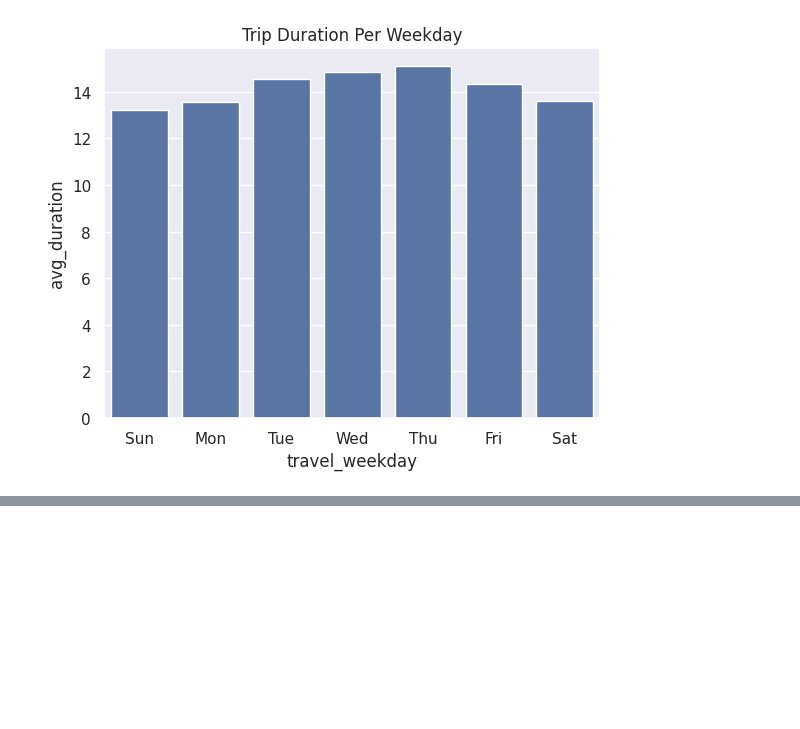
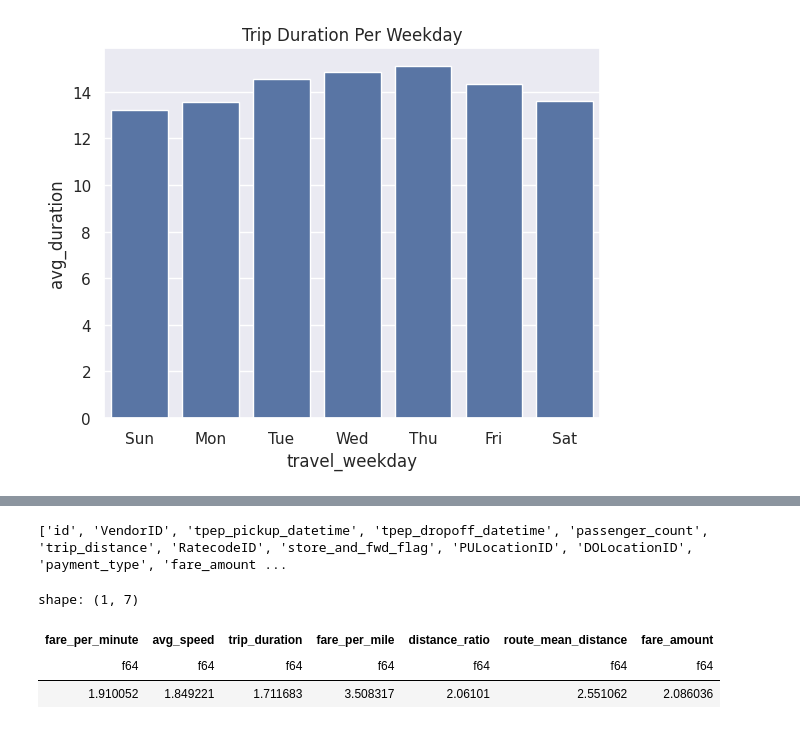
Before and after one commit to alavi-sam/NYC-Taxi, a Jupyter notebook: scripts/EDA.ipynb, the cells around one changed output, grey strips where cells are left out. Saved outputs shown, nothing was run; the diff lists cells and outputs as text; code cells hidden in the pictures; blank space fills up the shorter version.

```diff
--- a/scripts/EDA.ipynb
+++ b/scripts/EDA.ipynb
@@ -941,0 +951,19 @@ plt.show()
+# %%
+print(df.columns)
+numeric_cols = [
+    'fare_per_minute',
+    'avg_speed',
+    'trip_duration',
+    'fare_per_mile',
+    'distance_ratio',
+    'route_mean_distance',
+    'fare_amount'
+]
+
+df.select(pl.col(numeric_cols).skew()).collect()
+# %% [output]
+['id', 'VendorID', 'tpep_pickup_datetime', 'tpep_dropoff_datetime', 'passenger_count', 'trip_distance', 'RatecodeID', 'store_and_fwd_flag', 'PULocationID', 'DOLocationID', 'payment_type', 'fare_amount ...
+shape: (1, 7)
+| fare_per_minute | avg_speed | trip_duration | fare_per_mile | distance_ratio | route_mean_distance | fare_amount |
+| f64 | f64 | f64 | f64 | f64 | f64 | f64 |
+| 1.910052 | 1.849221 | 1.711683 | 3.508317 | 2.06101 | 2.551062 | 2.086036 |
```
Also changed, not shown: parts of 14 cells of this notebook.
